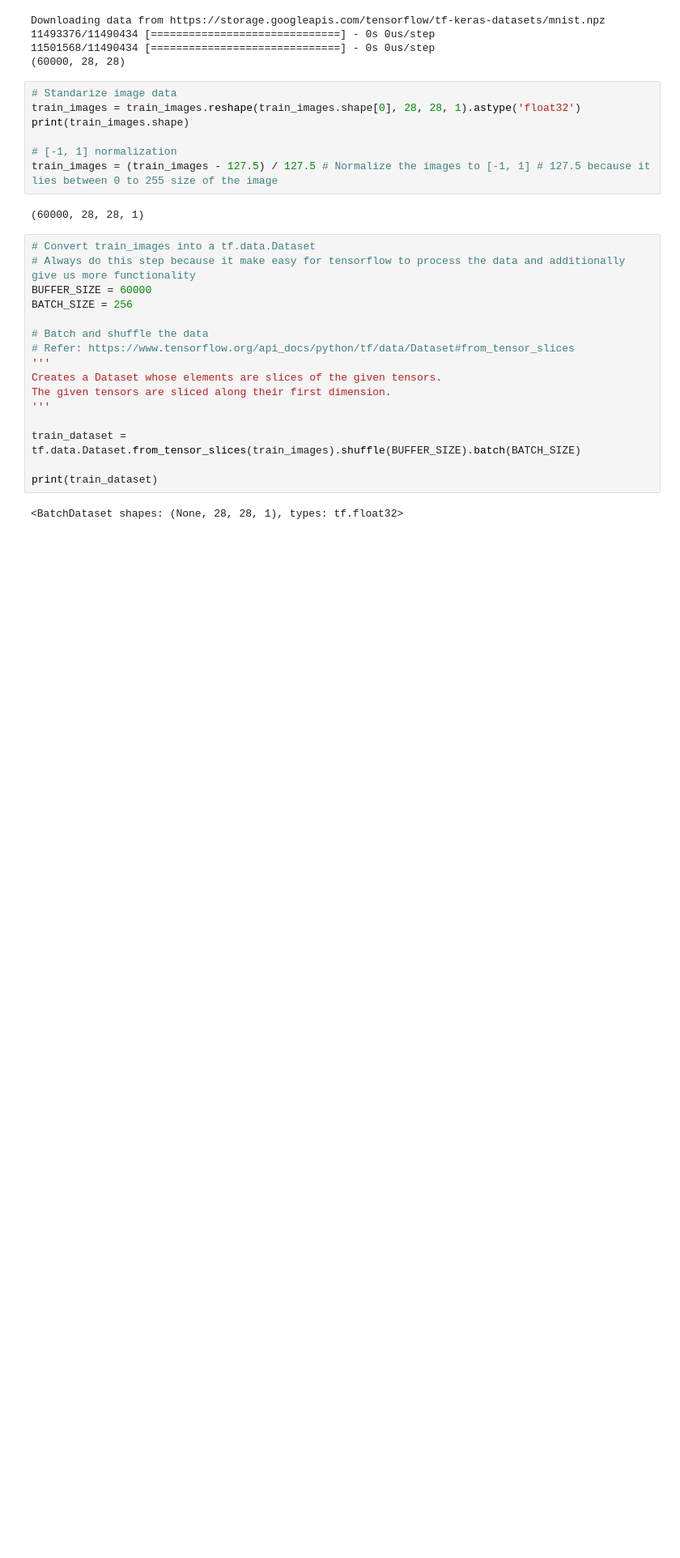
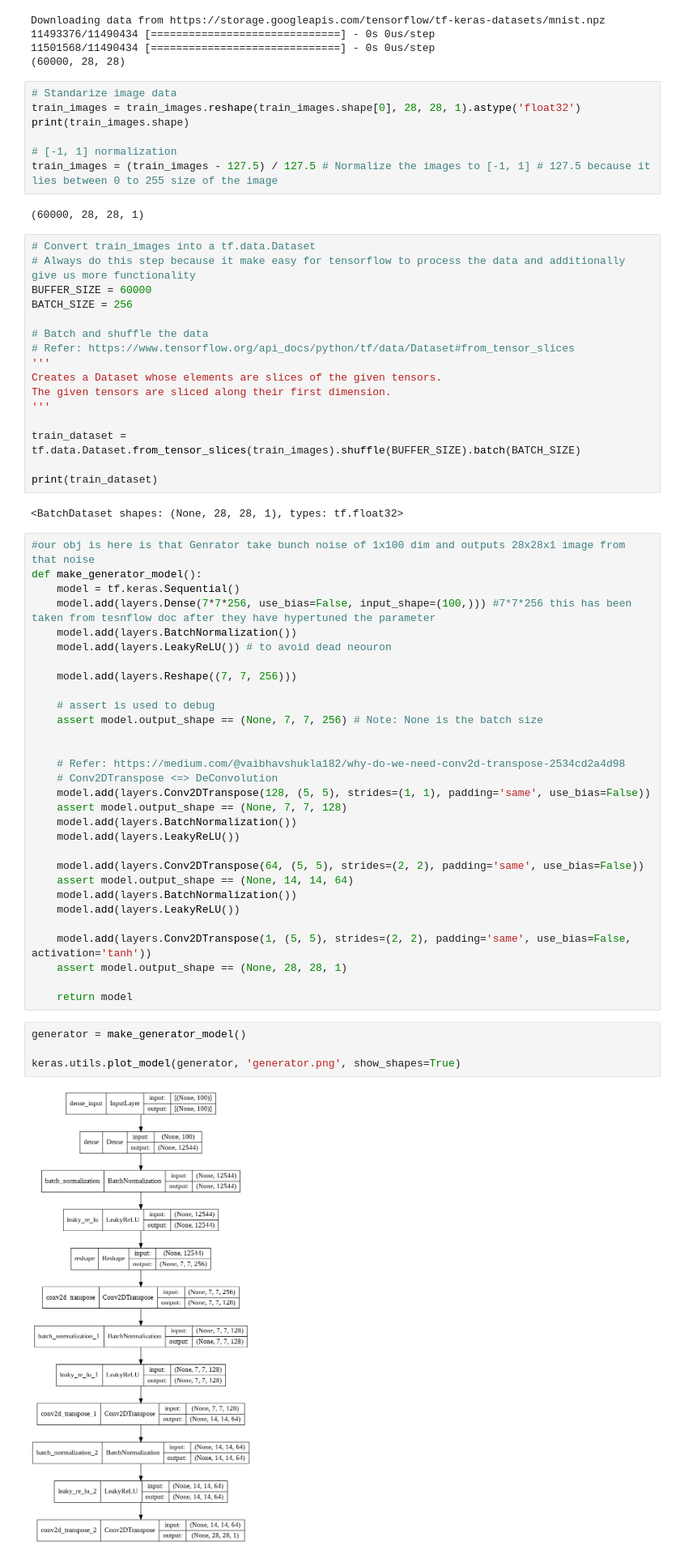
Before and after one commit to sarthakkaushik/Diploma-Program-in-ML-and-AI, a Jupyter notebook: DCGAN_On_MNIST_Dataset_&_Gradient_Tape.ipynb, the cells around one changed output. Shown at 81% size. Drawn from its saved outputs; the diff is of its cells as text; blank space fills up the shorter version.

```diff
--- a/DCGAN_On_MNIST_Dataset_&_Gradient_Tape.ipynb
+++ b/DCGAN_On_MNIST_Dataset_&_Gradient_Tape.ipynb
@@ -140,3 +140,39 @@ train_dataset = tf.data.Dataset.from_tensor_slices(train_images).shuffle(BUFFER_
 print(train_dataset)
 # %% [output]
 <BatchDataset shapes: (None, 28, 28, 1), types: tf.float32>
+# %%
+#our obj is here is that Genrator take bunch noise of 1x100 dim and outputs 28x28x1 image from that noise
+def make_generator_model():
+    model = tf.keras.Sequential()
+    model.add(layers.Dense(7*7*256, use_bias=False, input_shape=(100,))) #7*7*256 this has been taken from tesnflow doc after they have hypertuned the parameter
+    model.add(layers.BatchNormalization())
+    model.add(layers.LeakyReLU()) # to avoid dead neouron
+
+    model.add(layers.Reshape((7, 7, 256)))
+
+    # assert is used to debug
+    assert model.output_shape == (None, 7, 7, 256) # Note: None is the batch size
+
+
+    # Refer: https://medium.com/@vaibhavshukla182/why-do-we-need-conv2d-transpose-2534cd2a4d98
+    # Conv2DTranspose <=> DeConvolution
+    model.add(layers.Conv2DTranspose(128, (5, 5), strides=(1, 1), padding='same', use_bias=False))
+    assert model.output_shape == (None, 7, 7, 128)
+    model.add(layers.BatchNormalization())
+    model.add(layers.LeakyReLU())
+
+    model.add(layers.Conv2DTranspose(64, (5, 5), strides=(2, 2), padding='same', use_bias=False))
+    assert model.output_shape == (None, 14, 14, 64)
+    model.add(layers.BatchNormalization())
+    model.add(layers.LeakyReLU())
+
+    model.add(layers.Conv2DTranspose(1, (5, 5), strides=(2, 2), padding='same', use_bias=False, activation='tanh'))
+    assert model.output_shape == (None, 28, 28, 1)
+
+    return model
+# %%
+generator = make_generator_model()
+
+keras.utils.plot_model(generator, 'generator.png', show_shapes=True)
+# %% [output]
+[figure, added]
```
Also changed, not shown: parts of 14 cells of this notebook.
